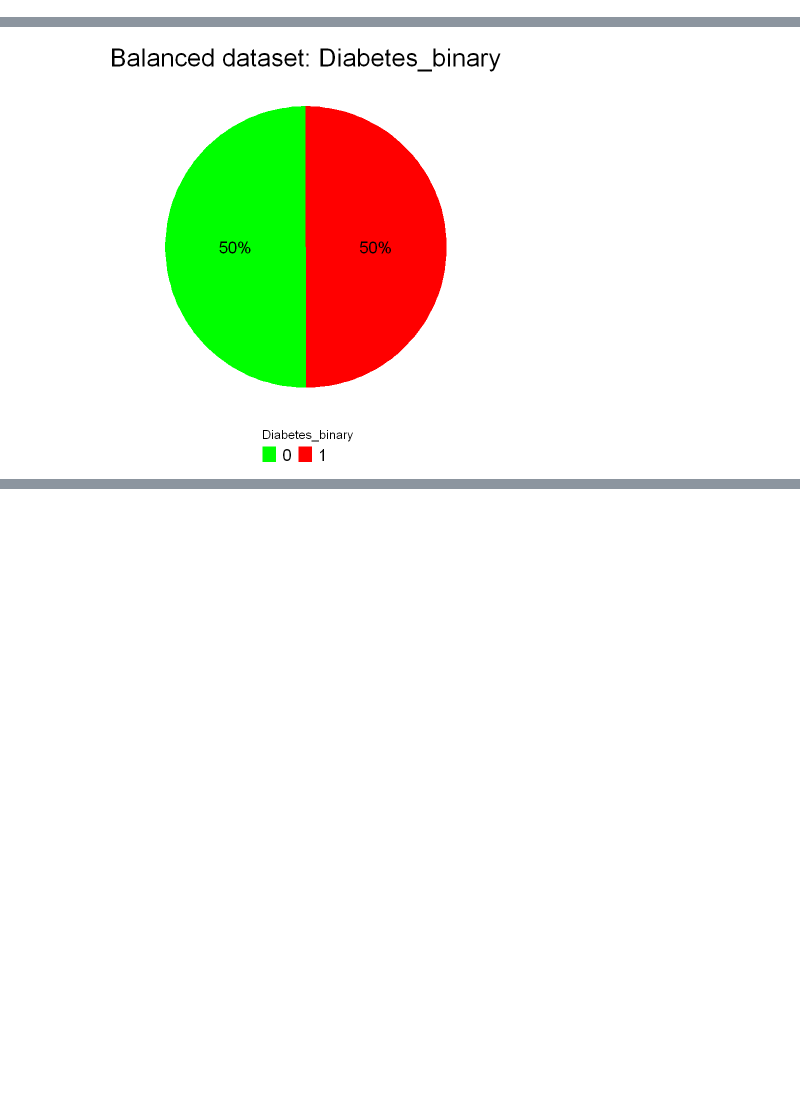
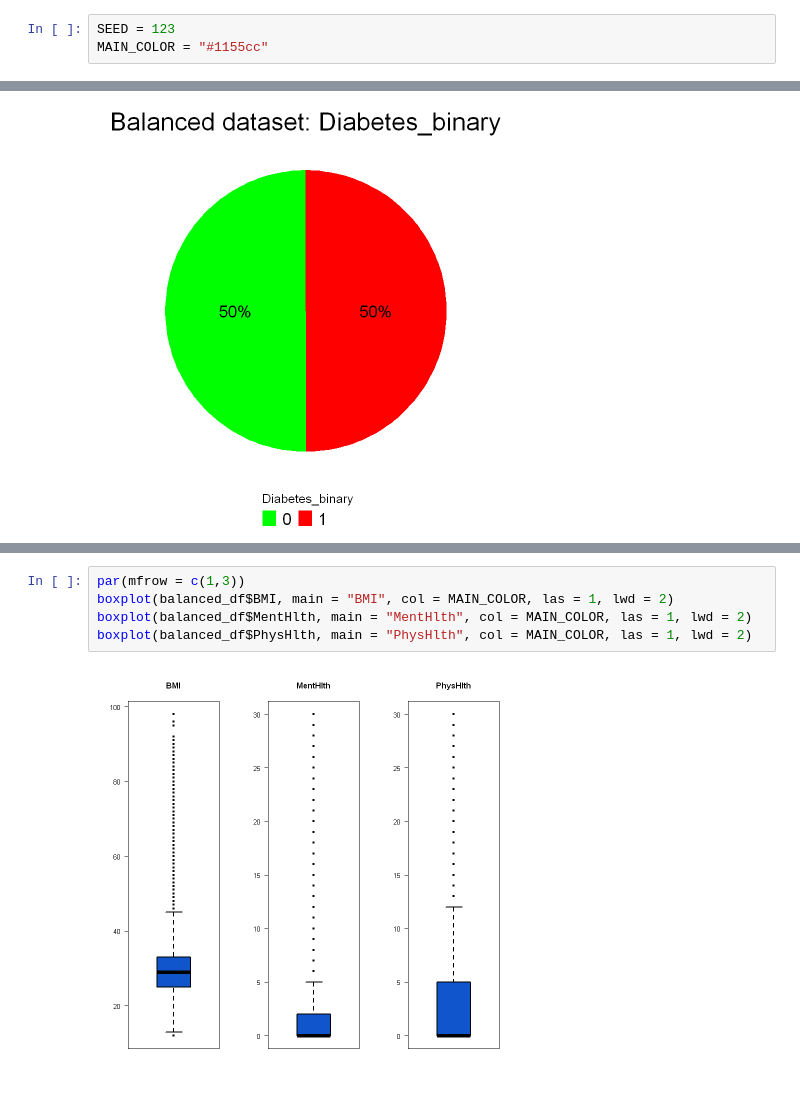
Before and after one commit to DucTrung1802/DS, a Jupyter notebook: GLM_Report/diabetes_analysis_upgrade.ipynb, the cells around one changed output, grey strips where cells are left out. Drawn from its saved outputs; the diff is of its cells as text; blank space fills up the shorter version.

```diff
--- a/GLM_Report/diabetes_analysis_upgrade.ipynb
+++ b/GLM_Report/diabetes_analysis_upgrade.ipynb
@@ -42,3 +57,6 @@ library(ROSE)
+# %%
+SEED = 123
+MAIN_COLOR = "#1155cc"
 # %% [markdown]
 ## 1. Import Data
 # %%
@@ -300,0 +390,7 @@ plot_binary_distribution(balanced_df, "Diabetes_binary", "Balanced dataset: Diab
+# %%
+par(mfrow = c(1,3))
+boxplot(balanced_df$BMI, main = "BMI", col = MAIN_COLOR, las = 1, lwd = 2)
+boxplot(balanced_df$MentHlth, main = "MentHlth", col = MAIN_COLOR, las = 1, lwd = 2)
+boxplot(balanced_df$PhysHlth, main = "PhysHlth", col = MAIN_COLOR, las = 1, lwd = 2)
+# %% [output]
+[figure, added]
```
Also changed, not shown: parts of 47 cells of this notebook.
